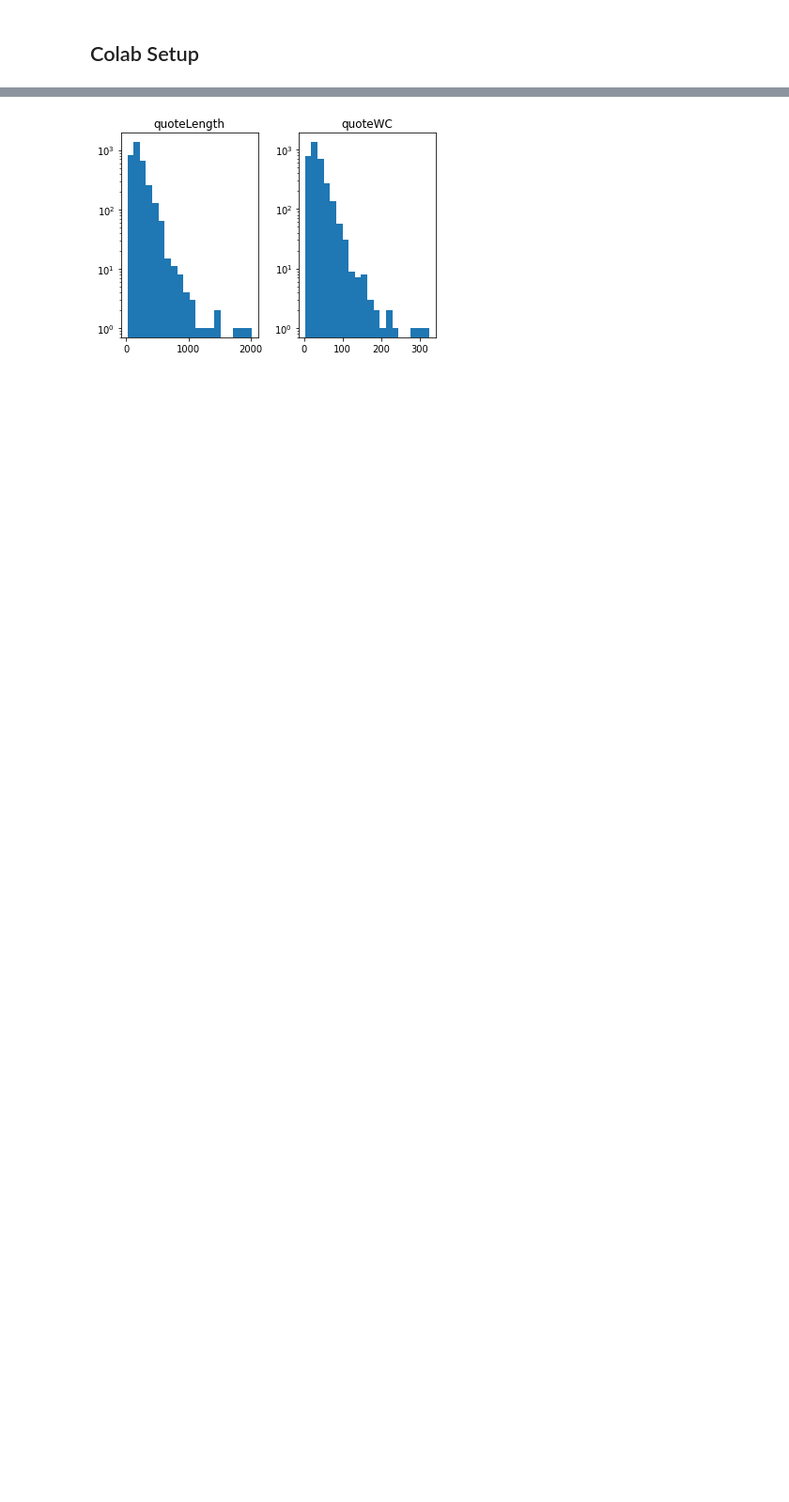
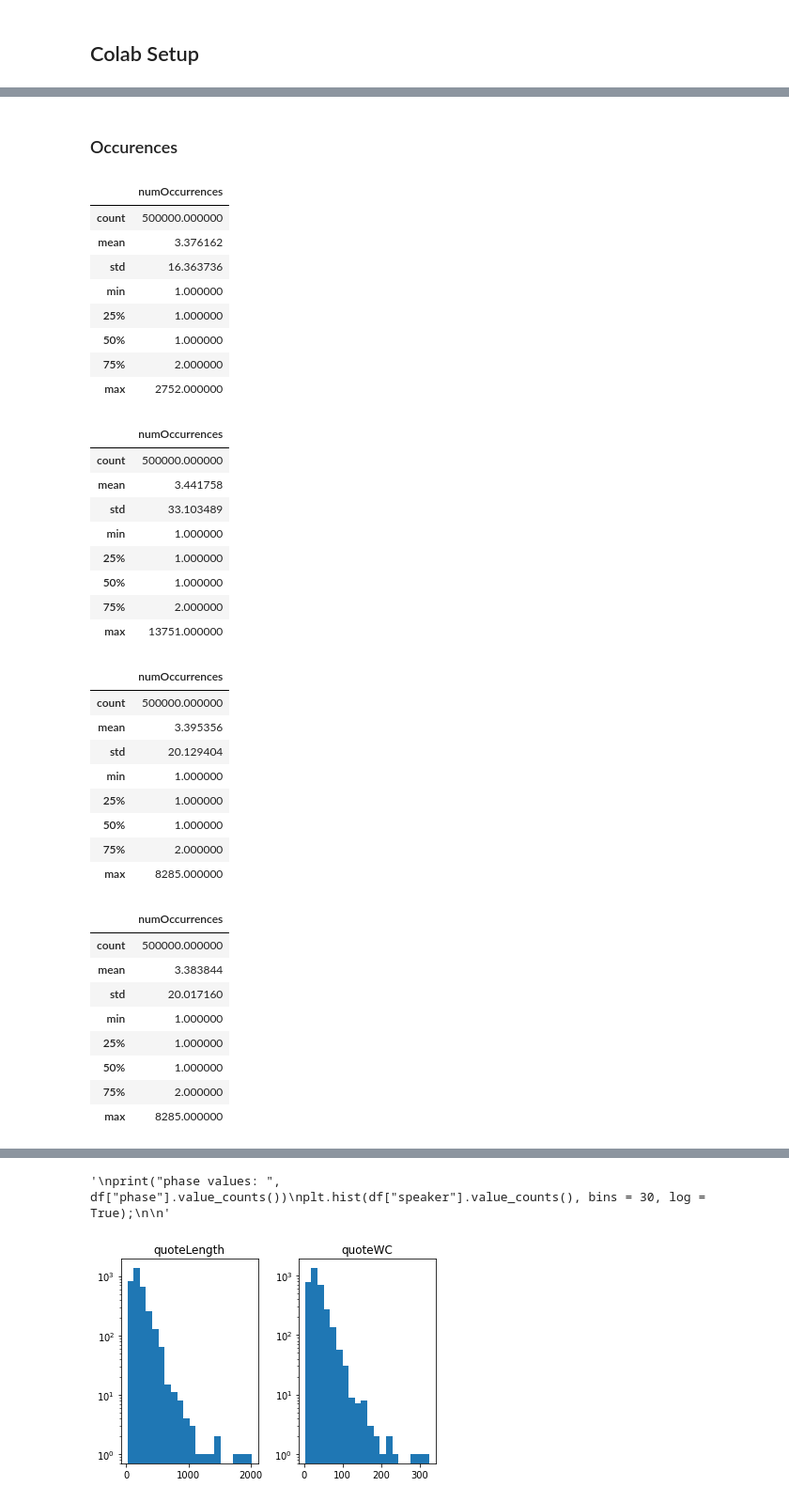
Before and after one commit to epfl-ada/ada-2021-project-adada-sur-mon-bidet, a Jupyter notebook: json-filtering.ipynb, the cells around one changed output, grey strips where cells are left out. Shown at 94% size. Saved outputs shown, nothing was run; the diff lists cells and outputs as text; code cells hidden in the pictures; blank space fills up the shorter version.

```diff
--- a/json-filtering.ipynb
+++ b/json-filtering.ipynb
@@ -202,0 +66,7 @@ Extra features:
+# %%
+#Load climate dict
+climate_dict = []
+with open('base_climate_dictionary.txt', 'r') as f:
+    climate_dict = f.read().split("\n")
+
+print(len(climate_dict), climate_dict[:10])
@@ -202,0 +240,5 @@ Extra features:
+# %%
+pickles = [out_path + f for f in os.listdir(out_path) if "df" in f]
+
+pickles = dict(zip(years, [[f for f in pickles if str(year) in f] for year in years]))
+print(pickles[2017])
@@ -202,0 +263,49 @@ Extra features:
+# %% [markdown]
+### Occurences
+# %%
+for chunk in pickles[2017]:
+  df = pd.read_pickle(chunk)
+  display(df[["numOccurrences"]].describe())
+
+"""
+print("phase values: ", df["phase"].value_counts())
+plt.hist(df["speaker"].value_counts(), bins = 30, log = True);
+
+"""
+# %% [output]
+|  | numOccurrences |
+| count | 500000.000000 |
+| mean | 3.376162 |
+| std | 16.363736 |
+| min | 1.000000 |
+| 25% | 1.000000 |
+| 50% | 1.000000 |
+| 75% | 2.000000 |
+| max | 2752.000000 |
+|  | numOccurrences |
+| count | 500000.000000 |
+| mean | 3.441758 |
+| std | 33.103489 |
+| min | 1.000000 |
+| 25% | 1.000000 |
+| 50% | 1.000000 |
+| 75% | 2.000000 |
+| max | 13751.000000 |
+|  | numOccurrences |
+| count | 500000.000000 |
+| mean | 3.395356 |
+| std | 20.129404 |
+| min | 1.000000 |
+| 25% | 1.000000 |
+| 50% | 1.000000 |
+| 75% | 2.000000 |
+| max | 8285.000000 |
+|  | numOccurrences |
+| count | 500000.000000 |
+| mean | 3.383844 |
+| std | 20.017160 |
+| min | 1.000000 |
+| 25% | 1.000000 |
+| 50% | 1.000000 |
+| 75% | 2.000000 |
+| max | 8285.000000 |
@@ -203,3 +339,4 @@ Extra features:
+'\nprint("phase values: ", df["phase"].value_counts())\nplt.hist(df["speaker"].value_counts(), bins = 30, log = True);\n\n'
 # %%
 df["quoteLength"] = df["quotation"].apply( len )
 df["quoteWC"] = df["quotation"].apply( lambda q : len(q.split()))
```
Also changed, not shown: parts of 41 cells of this notebook.
